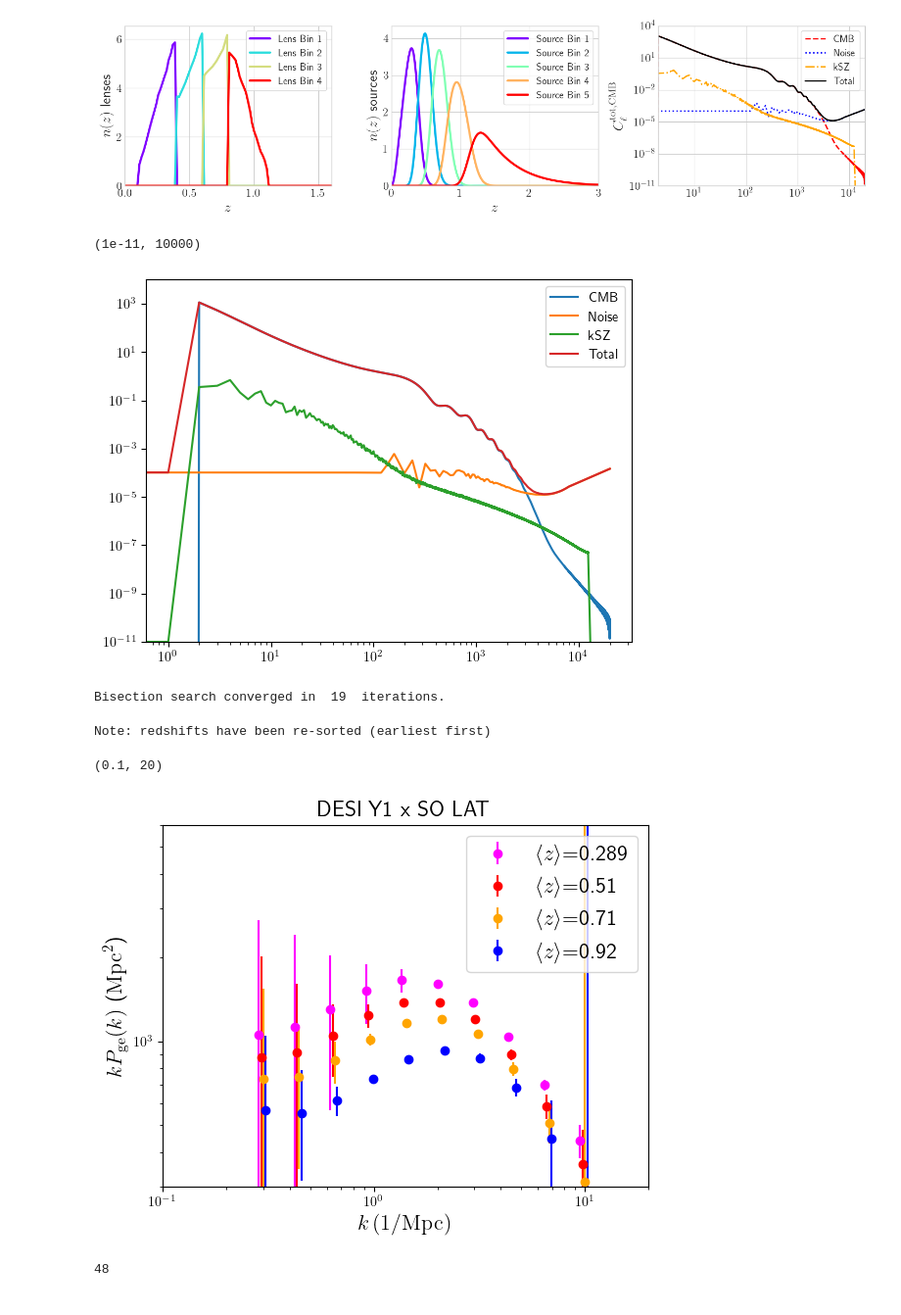
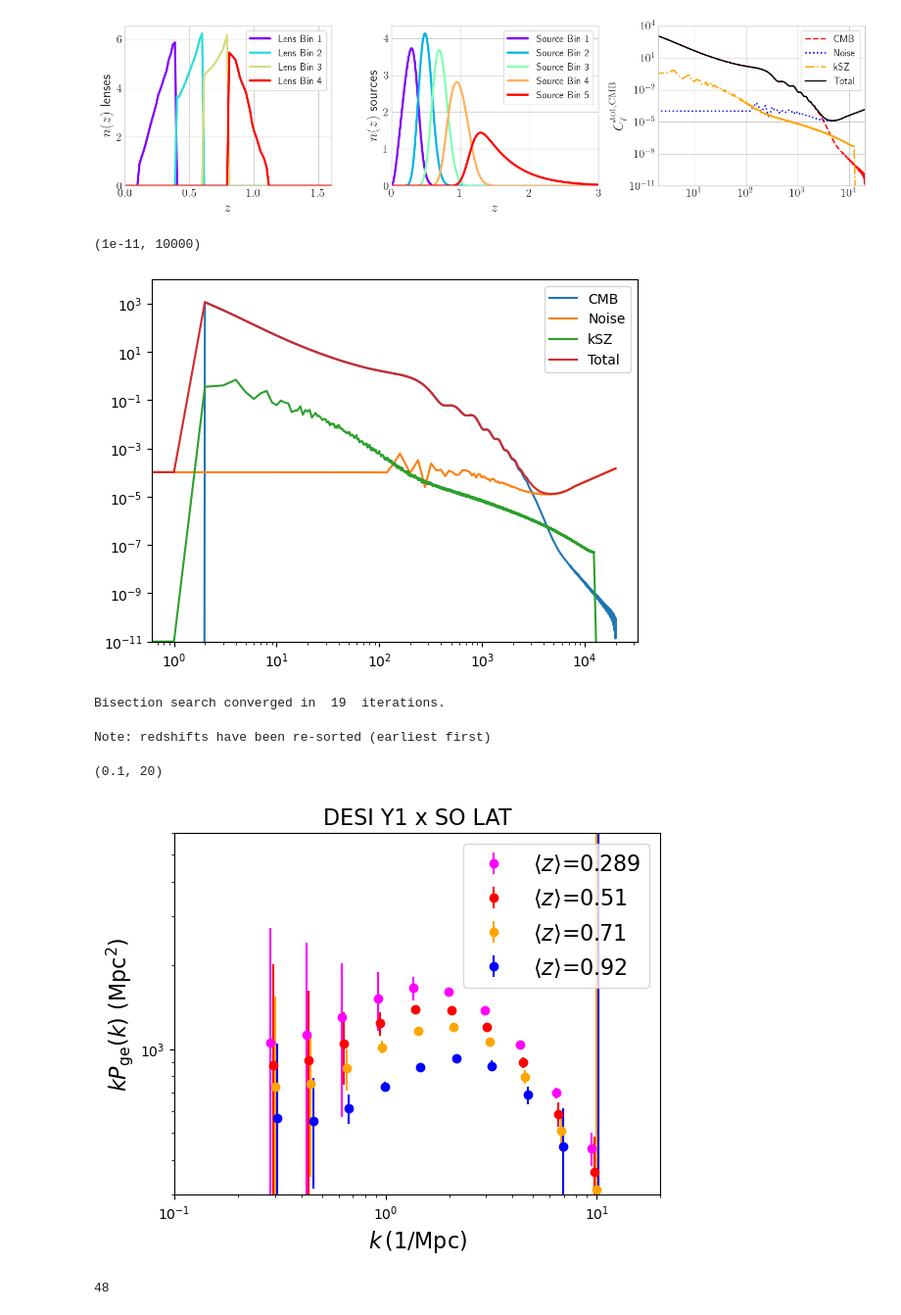
Before and after one commit to shivampcosmo/GODMAX, a Jupyter notebook: notebooks/Pge/FINAL_cov_DV_bgs_lrg.ipynb, the cells around one changed output. Shown at 98% size. Saved outputs shown, nothing was run; the diff lists cells and outputs as text; code cells hidden in the pictures.

```diff
--- a/notebooks/Pge/FINAL_cov_DV_bgs_lrg.ipynb
+++ b/notebooks/Pge/FINAL_cov_DV_bgs_lrg.ipynb
@@ -15,9 +15,9 @@ import jax
 
 import matplotlib
 
-import matplotlib.pyplot as pl
+# import matplotlib.pyplot as pl
 # set latex to false:
-pl.rcParams['text.usetex'] = False
+# pl.rcParams['text.usetex'] = True
 # %load_ext autoreload
 # %autoreload 2
 import pathlib
@@ -46,7 +46,7 @@ import time
 from jax_cosmo import Cosmology
 from jax_cosmo.background import angular_diameter_distance, radial_comoving_distance
 from astropy import constants as const
-pl.rc('text', usetex=True)
+# pl.rc('text', usetex=True)
 # Palatino
 # pl.rc('font', family='DejaVu Sans')
 
@@ -470,7 +468,7 @@ pl.legend()
 pl.ylim(1e-11, 10000)
 # %% [output]
 (1e-11, 10000)
-[figure, old version]
+[figure, new version]
 # %%
 # zedges = np.array([0.4, 0.6, 0.8,1.1])
 # Ngals_bins = 3.33*np.array([506905, 771875, 859824])
@@ -512,37 +510,37 @@ Pge_err_z3_wh = np.exp(Pge_err_z3_interp(np.log(ks_wh))) * h**3
 Bisection search converged in  19  iterations.
 Note: redshifts have been re-sorted (earliest first)
 # %%
-pl.rc('text', usetex=True)
+# pl.rc('text', usetex=True)
 from matplotlib import cm, colorbar
 from matplotlib.colors import Normalize
 from matplotlib.cm import ScalarMappable
 dsfac = 1
 
 indz = np.argmin(np.abs(zs - z_cens[0]))
 pl.errorbar(0.95*ks[::dsfac],(ks*Pge[indz])[::dsfac], (ks*Pge_err_z0)[::dsfac],label=r'$\langle z \rangle$=0.289', color='magenta', ls='', marker='o')
 
 indz = np.argmin(np.abs(zs - z_cens[1]))
 pl.errorbar(0.975*ks[::dsfac],(ks*Pge[indz])[::dsfac], (ks*Pge_err_z1)[::dsfac],label=r'$\langle z \rangle$=0.51', color='red', ls='', marker='o')
 
 indz = np.argmin(np.abs(zs - z_cens[2]))
 pl.errorbar(ks[::dsfac],(ks*Pge[indz])[::dsfac], (ks*Pge_err_z2)[::dsfac],label=r'$\langle z \rangle$=0.71', color='orange', ls='', marker='o')
 
 indz = np.argmin(np.abs(zs - z_cens[3]))
 pl.errorbar(1.025*ks[::dsfac],(ks*Pge[indz])[::dsfac], (ks*Pge_err_z3)[::dsfac],label=r'$\langle z \rangle$=0.92', color='blue', ls='', marker='o')
 
 
 
 pl.title('DESI Y1 x SO LAT', fontsize=16)
 pl.ylim(3e2, 6e3)
 pl.legend(fontsize=16)
 pl.xscale('log')
 pl.yscale('log')
 pl.xlabel(r'$k \,  (1/{\rm Mpc})$', fontsize=16)
 pl.ylabel(r'$kP_{\rm ge}(k)$ (${\rm Mpc}^2$)', fontsize=16)
 pl.xlim(0.1, 20)
 # %% [output]
 (0.1, 20)
-[figure, old version]
+[figure, new version]
 # %%
 # from get_power_spectra import get_power_BCMP
 # get_power_test = get_power_BCMP(sim_params_dict, halo_params_dict, analysis_dict, other_params_dict)
```
Also changed, not shown: parts of 10 cells of this notebook, 21 other files.
